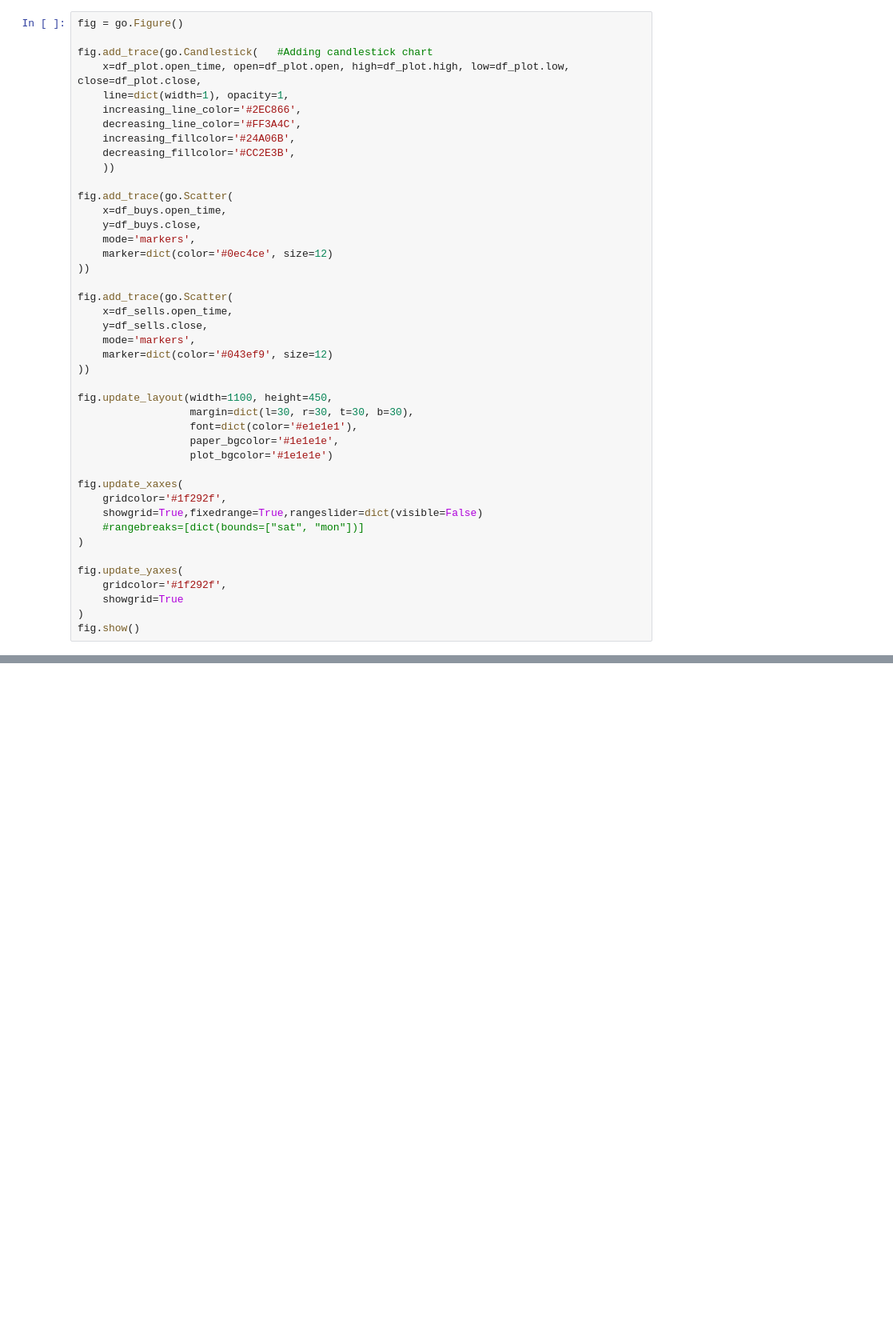
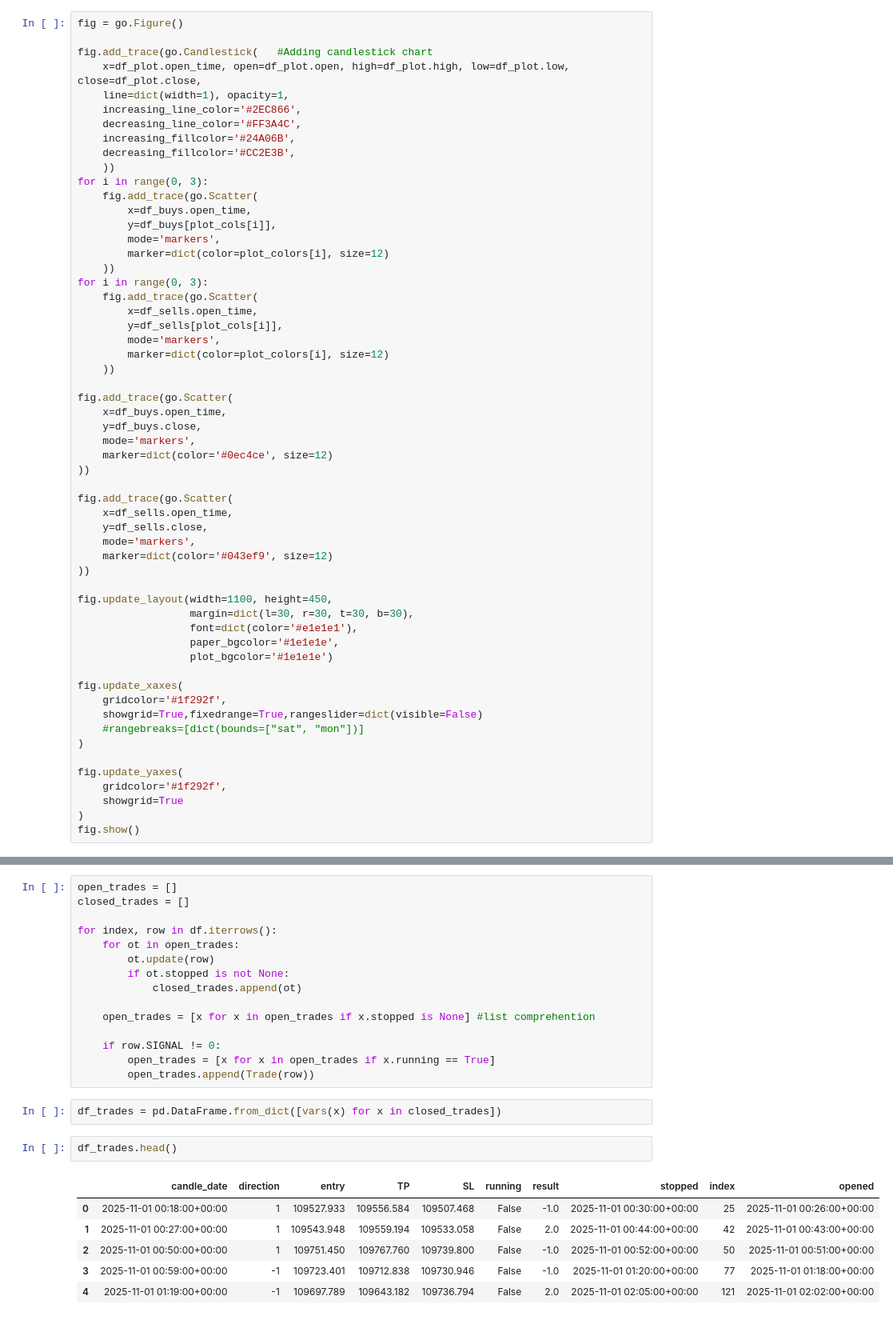
Before and after one commit to LuxMat/Test, a Jupyter notebook: inside_bar_explore.ipynb, the cells around one changed output, grey strips where cells are left out. Shown: that part at 80% size. Drawn from its saved outputs; the diff is of its cells as text; blank space fills up the shorter version.

```diff
--- a/inside_bar_explore.ipynb
+++ b/inside_bar_explore.ipynb
@@ -81,6 +148,20 @@ fig.add_trace(go.Candlestick(   #Adding candlestick chart
     decreasing_line_color='#FF3A4C',
     increasing_fillcolor='#24A06B',
     decreasing_fillcolor='#CC2E3B',
+    ))
+for i in range(0, 3):
+    fig.add_trace(go.Scatter(
+        x=df_buys.open_time,
+        y=df_buys[plot_cols[i]],
+        mode='markers',
+        marker=dict(color=plot_colors[i], size=12)
+    ))
+for i in range(0, 3):
+    fig.add_trace(go.Scatter(
+        x=df_sells.open_time,
+        y=df_sells[plot_cols[i]],
+        mode='markers',
+        marker=dict(color=plot_colors[i], size=12)
     ))
 
 fig.add_trace(go.Scatter(
@@ -116,0 +240,26 @@ fig.show()
+# %%
+open_trades = []
+closed_trades = []
+
+for index, row in df.iterrows():
+    for ot in open_trades:
+        ot.update(row)
+        if ot.stopped is not None:
+            closed_trades.append(ot)
+
+    open_trades = [x for x in open_trades if x.stopped is None] #list comprehention
+
+    if row.SIGNAL != 0:
+        open_trades = [x for x in open_trades if x.running == True]
+        open_trades.append(Trade(row))
+# %%
+df_trades = pd.DataFrame.from_dict([vars(x) for x in closed_trades])
+# %%
+df_trades.head()
+# %% [output]
+|  | candle_date | direction | entry | TP | SL | running | result | stopped | index | opened |
+| 0 | 2025-11-01 00:18:00+00:00 | 1 | 109527.933 | 109556.584 | 109507.468 | False | -1.0 | 2025-11-01 00:30:00+00:00 | 25 | 2025-11-01 00:26:00+00:00 |
+| 1 | 2025-11-01 00:27:00+00:00 | 1 | 109543.948 | 109559.194 | 109533.058 | False | 2.0 | 2025-11-01 00:44:00+00:00 | 42 | 2025-11-01 00:43:00+00:00 |
+| 2 | 2025-11-01 00:50:00+00:00 | 1 | 109751.450 | 109767.760 | 109739.800 | False | -1.0 | 2025-11-01 00:52:00+00:00 | 50 | 2025-11-01 00:51:00+00:00 |
+| 3 | 2025-11-01 00:59:00+00:00 | -1 | 109723.401 | 109712.838 | 109730.946 | False | -1.0 | 2025-11-01 01:20:00+00:00 | 77 | 2025-11-01 01:18:00+00:00 |
+| 4 | 2025-11-01 01:19:00+00:00 | -1 | 109697.789 | 109643.182 | 109736.794 | False | 2.0 | 2025-11-01 02:05:00+00:00 | 121 | 2025-11-01 02:02:00+00:00 |
```
Also changed, not shown: parts of 7 cells of this notebook, 4 other files.
